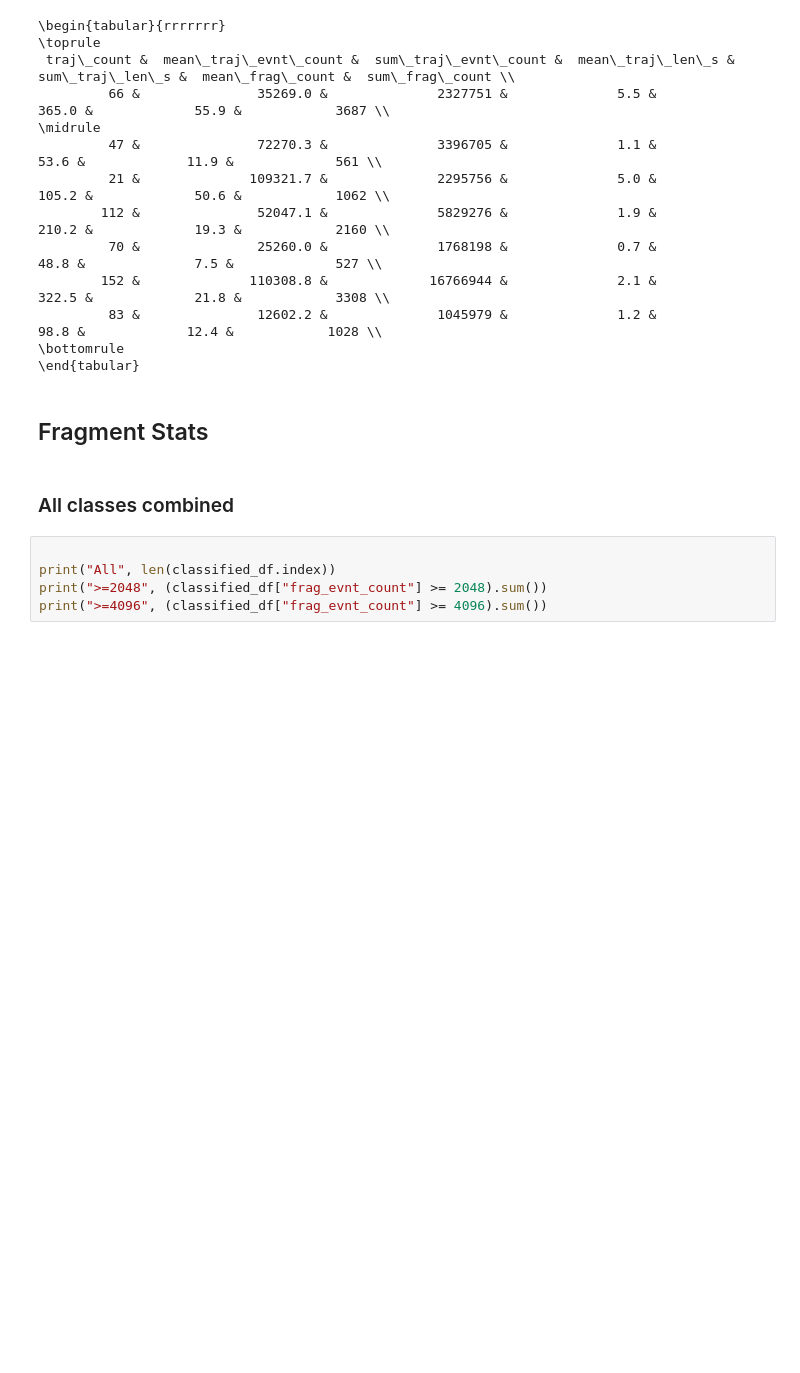
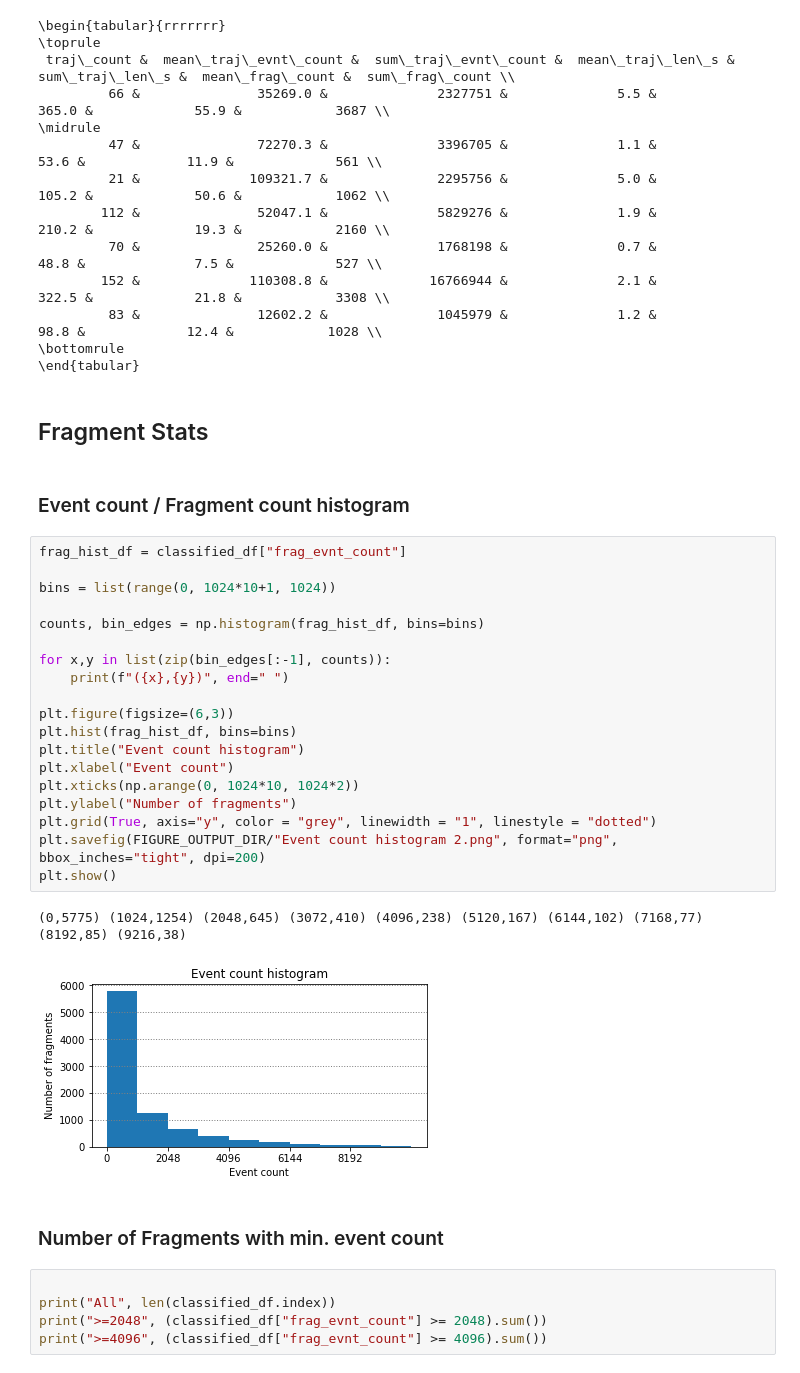
Before and after one commit to boeges/ma_point_cloud_processing, a Jupyter notebook: dataset_statistics.ipynb, the cells around one changed output. Cells and saved outputs as stored; diff of their text form; blank space fills up the shorter version.

```diff
--- a/dataset_statistics.ipynb
+++ b/dataset_statistics.ipynb
@@ -291,8 +291,32 @@ print(traj_class_df.to_latex(index=False,
 \end{tabular}
 # %% [markdown]
 ## Fragment Stats
-# %% [markdown]
-### All classes combined
+# %% [markdown]
+### Event count / Fragment count histogram
+# %%
+frag_hist_df = classified_df["frag_evnt_count"]
+
+bins = list(range(0, 1024*10+1, 1024))
+
+counts, bin_edges = np.histogram(frag_hist_df, bins=bins)
+
+for x,y in list(zip(bin_edges[:-1], counts)):
+    print(f"({x},{y})", end=" ")
+
+plt.figure(figsize=(6,3))
+plt.hist(frag_hist_df, bins=bins)
+plt.title("Event count histogram")
+plt.xlabel("Event count")
+plt.xticks(np.arange(0, 1024*10, 1024*2))
+plt.ylabel("Number of fragments")
+plt.grid(True, axis="y", color = "grey", linewidth = "1", linestyle = "dotted")
+plt.savefig(FIGURE_OUTPUT_DIR/"Event count histogram 2.png", format="png", bbox_inches="tight", dpi=200)
+plt.show()
+# %% [output]
+(0,5775) (1024,1254) (2048,645) (3072,410) (4096,238) (5120,167) (6144,102) (7168,77) (8192,85) (9216,38)
+[figure, added]
+# %% [markdown]
+### Number of Fragments with min. event count
 # %%
 
 print("All", len(classified_df.index))
```
Also changed, not shown: parts of 2 cells of this notebook.
